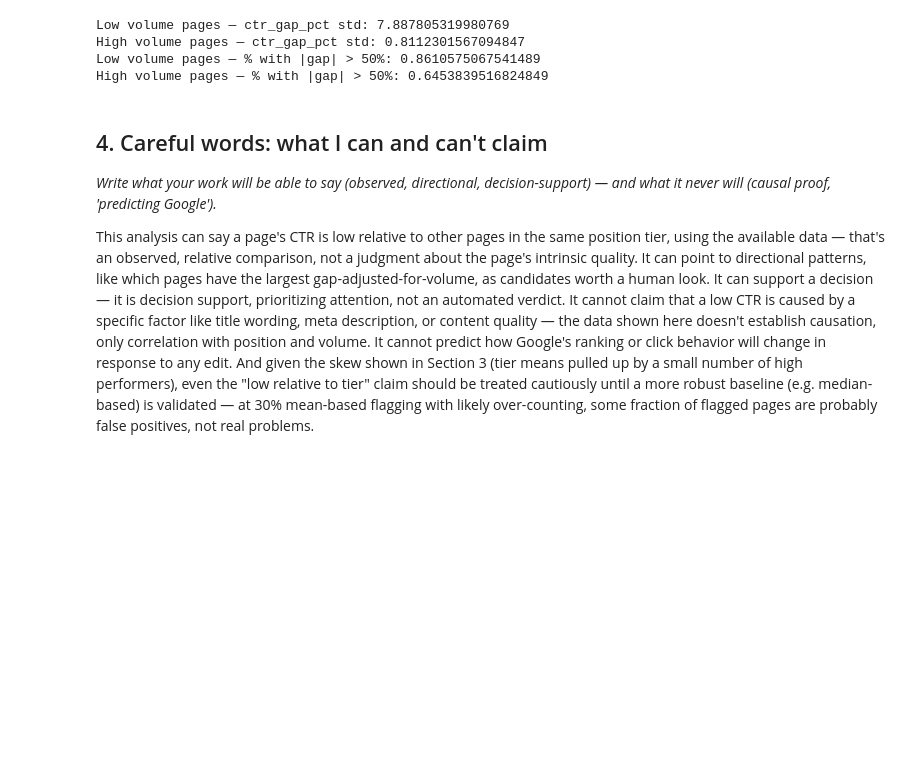
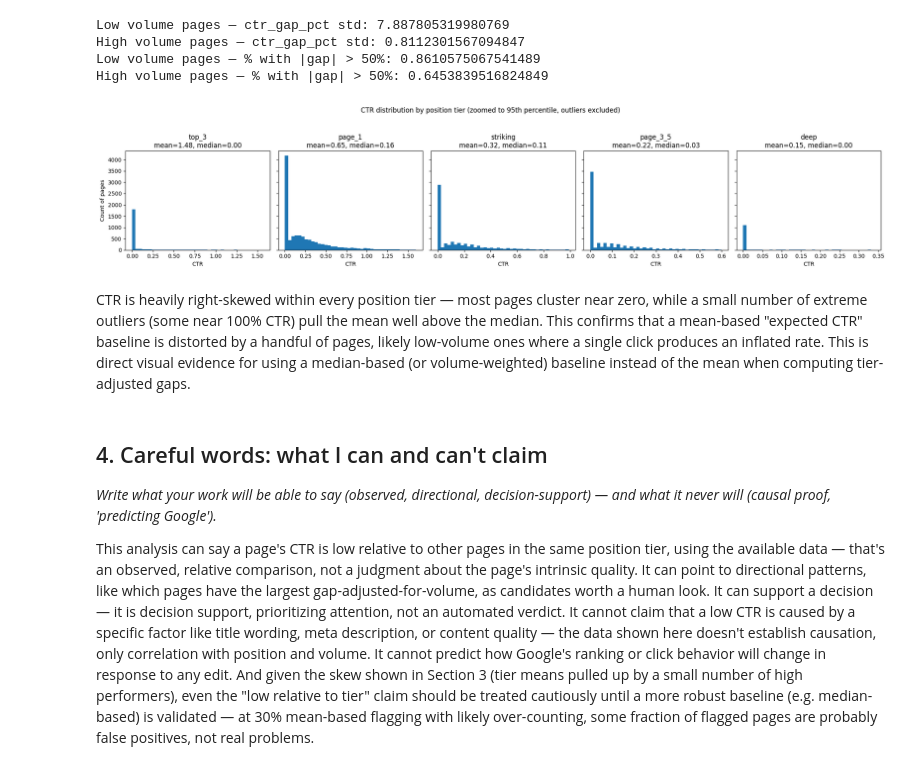
Before and after one commit to Abdulwaliy/Flyrank-ML-Internship, a Jupyter notebook: w01_research_question.ipynb, the cells around one changed output. Cells and saved outputs as stored; diff of their text form; code cells hidden in the pictures; blank space fills up the shorter version.

```diff
--- a/w01_research_question.ipynb
+++ b/w01_research_question.ipynb
@@ -114,6 +114,23 @@ Low volume pages — ctr_gap_pct std: 7.887805319980769
 High volume pages — ctr_gap_pct std: 0.8112301567094847
 Low volume pages — % with |gap| > 50%: 0.8610575067541489
 High volume pages — % with |gap| > 50%: 0.6453839516824849
+# %%
+fig, axes = plt.subplots(1, len(tiers_ordered), figsize=(20, 4), sharey=True)
+
+for ax, tier in zip(axes, tiers_ordered):
+    subset = df[df['position_tier'] == tier]['ctr']
+    ax.hist(subset, bins=40, range=(0, subset.quantile(0.95)))
+    ax.set_title(f"{tier}\nmean={subset.mean():.2f}, median={subset.median():.2f}")
+    ax.set_xlabel("CTR")
+
+axes[0].set_ylabel("Count of pages")
+plt.suptitle("CTR distribution by position tier (zoomed to 95th percentile, outliers excluded)", y=1.05)
+plt.tight_layout()
+plt.show()
+# %% [output]
+[figure, added]
+# %% [markdown]
+CTR is heavily right-skewed within every position tier — most pages cluster near zero, while a small number of extreme outliers (some near 100% CTR) pull the mean well above the median. This confirms that a mean-based "expected CTR" baseline is distorted by a handful of pages, likely low-volume ones where a single click produces an inflated rate. This is direct visual evidence for using a median-based (or volume-weighted) baseline instead of the mean when computing tier-adjusted gaps.
 # %% [markdown]
 ## 4. Careful words: what I can and can't claim
 
```
